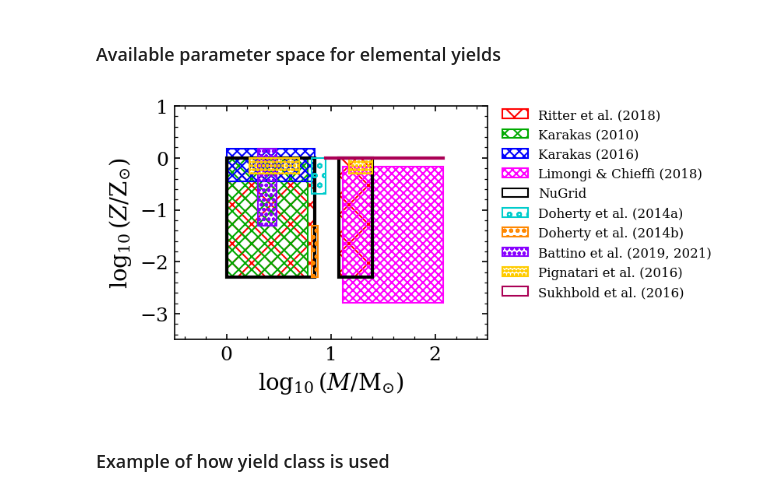
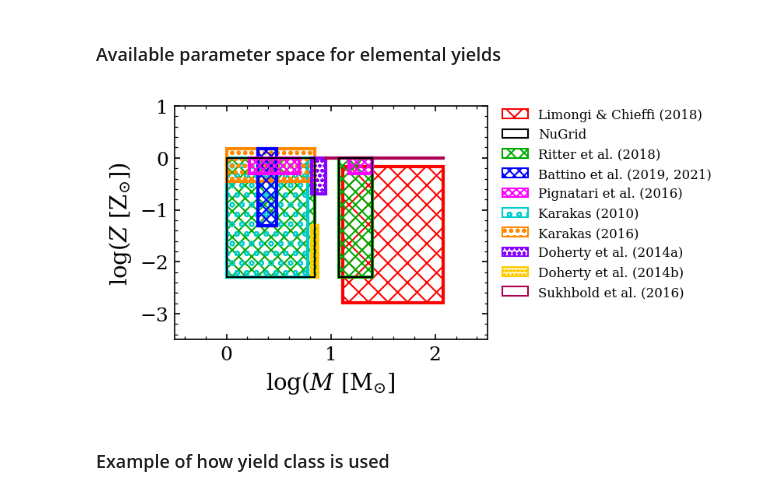
Before and after one commit to arsenal-popsynth/arsenal_gear, a Jupyter notebook: paper_plots_yields.ipynb, the cells around one changed output. Saved outputs shown, nothing was run; the diff lists cells and outputs as text; code cells hidden in the pictures.

```diff
--- a/paper_plots_yields.ipynb
+++ b/paper_plots_yields.ipynb
@@ -12,11 +13,12 @@ import arsenal_gear as ag
 Zsun = 0.02
 colors = cycle(['#FF0000','#00AA00','#0000FF','#FF00FF','#00CCCC','#FF8800','#8800FF','#FFCC00','#AA0055'])
 hatches = cycle(['xx', 'xxx', 'xxxx', 'xxxxx', 'oo', 'ooo', 'oooo', 'ooooo'])
+zorders = cycle([1,10,2,6,7,3,4,5,8,9])
 handles = []
 
 fig = plt.figure()
-plt.xlabel(r"$\log_{10}(M/{\rm M}_{\odot})$")
-plt.ylabel(r"$\log_{10}(Z/{\rm Z}_{\odot})$")
+plt.xlabel(r"$\log(M\ [{\rm M}_{\odot}$]")
+plt.ylabel(r"$\log(Z\ [{\rm Z}_{\odot}$])")
 plt.xlim(-0.5, 2.5)
 plt.ylim(-3.5, 1)
 
@@ -30,56 +32,57 @@ def plot_region(mass, metal, color, hatch):
     ymin, ymax = np.min(y), np.max(y)
     if xmin == xmax and ymin == ymax:
         # Single point
-        plt.plot(xmin, ymin, 'o', color=color, markersize=5)
+        plt.plot(xmin, ymin, 'o', color=color, markersize=5, zorder=zorder)
     elif xmin == xmax:
         # Single mass
-        plt.plot([xmin, xmax], [ymin, ymax], color=color, linewidth=lw)
+        plt.plot([xmin, xmax], [ymin, ymax], color=color, linewidth=lw, zorder=zorder)
     elif ymin == ymax:
         # Single metallicity
-        plt.plot([xmin, xmax], [ymin, ymax], color=color, linewidth=lw)
+        plt.plot([xmin, xmax], [ymin, ymax], color=color, linewidth=lw, zorder=zorder)
     else:
         rect = Rectangle((xmin, ymin), xmax - xmin, ymax - ymin,
-            facecolor='none', edgecolor=color, hatch=hatch, linewidth=lw)
+            facecolor='none', edgecolor=color, hatch=hatch, linewidth=lw, zorder=zorder)
         plt.gca().add_patch(rect)
 
 
 for name in ag.element_yields.__all__:
+    zorder = next(zorders)
     if name == 'NuGrid':
         color = 'k'
         hatch = ''
-        lw=2
+        lw=1
     elif name == 'Sukhbold2016':
         color = next(colors)
         hatch = ''
         lw=2
     else:
         color = next(colors)
         hatch = next(hatches)
-        lw=1
+        lw=2
     yld = getattr(ag.element_yields, name)()
 
     mass = yld.mass
     metal = yld.metal
 
     # Convert to list if single value
     if isinstance(mass, float):
         mass = np.array(mass)
     if isinstance(metal, float):
         metal = np.array(metal)
 
     # Check if multiple parameter ranges
     if isinstance(mass, list):
         for m in mass:
             plot_region(m, metal, color, hatch)
     else:
         plot_region(mass, metal, color, hatch)
 
     handles.append(
         Patch(facecolor='none', edgecolor=color, hatch=hatch, label=yld.name))
 
 plt.legend(handles=handles, fontsize=8, loc='upper left', bbox_to_anchor=(1.01, 1.04), frameon=False)
 plt.show()
 # %% [output]
-[figure, old version]
+[figure, new version]
 # %% [markdown]
 ### Example of how yield class is used
```
Also changed, not shown: parts of 2 cells of this notebook, 1 other file.
